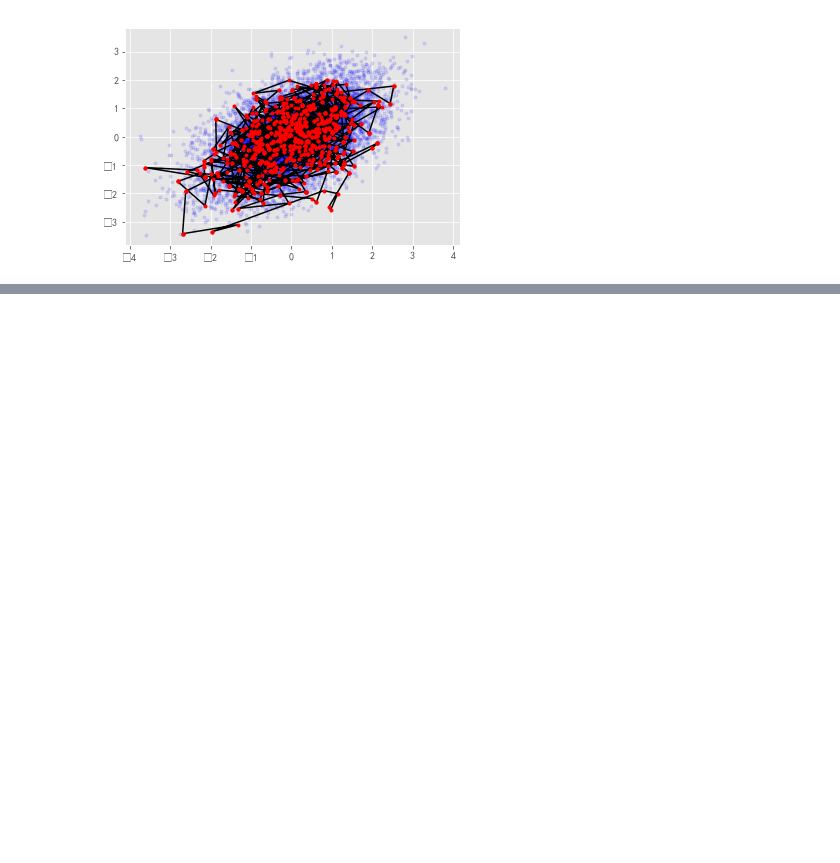
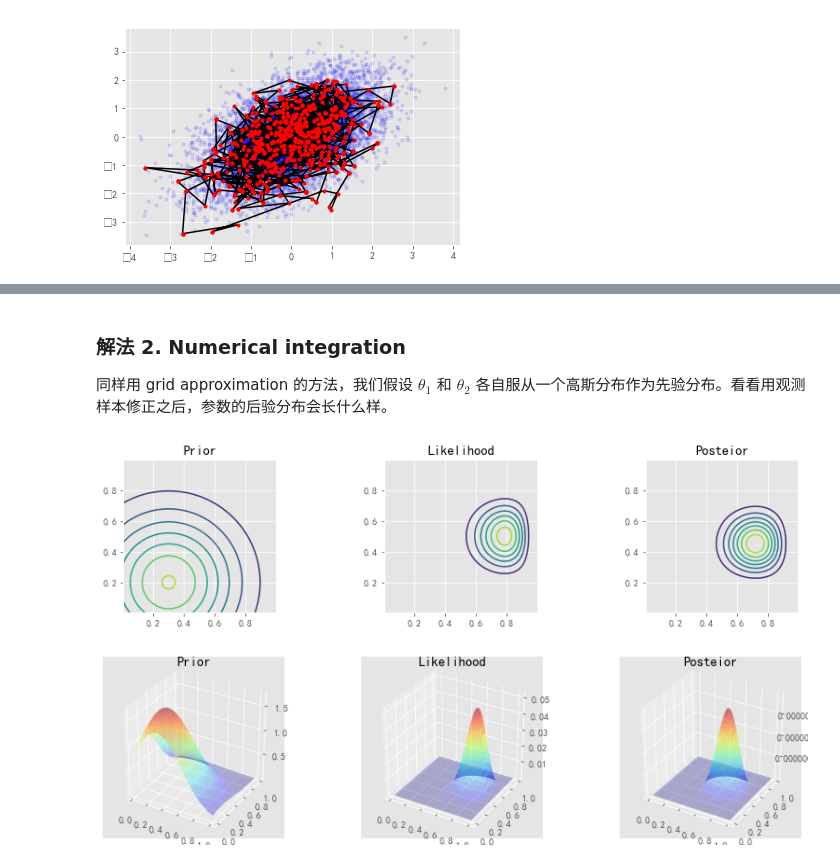
Before and after one commit to wzpfish/paper-note, a Jupyter notebook: notes/sampling/mcmc.ipynb, the cells around one changed output, grey strips where cells are left out. Saved outputs shown, nothing was run; the diff lists cells and outputs as text; code cells hidden in the pictures; blank space fills up the shorter version.

```diff
--- a/notes/sampling/mcmc.ipynb
+++ b/notes/sampling/mcmc.ipynb
@@ -271,0 +333,17 @@ plt.plot(xs, ys, '.r')
+# %% [markdown]
+###  解法 2. Numerical integration
+同样用 grid approximation 的方法，我们假设 $\theta_1$ 和 $\theta_2$ 各自服从一个高斯分布作为先验分布。看看用观测样本修正之后，参数的后验分布会长什么样。
+# %%
+def gaussian_prior(x, y):
+    return st.norm(0.3, 0.3).pdf(x) * st.norm(0.2, 0.3).pdf(y)
+
+ni_prior = gaussian_prior(X, Y)
+ni_likeli = binom2(X, Y, z1, z2, N1, N2)
+ni_posterior = ni_likeli * ni_prior
+ni_posterior /= posterior.sum()
+
+make_plots(X, Y, ni_prior, ni_likeli, ni_posterior)
+make_plots(X, Y, ni_prior, ni_likeli, ni_posterior, projection='3d')
+# %% [output]
+[figure, added]
+[figure, added]
```
Also changed, not shown: parts of 11 cells of this notebook.
